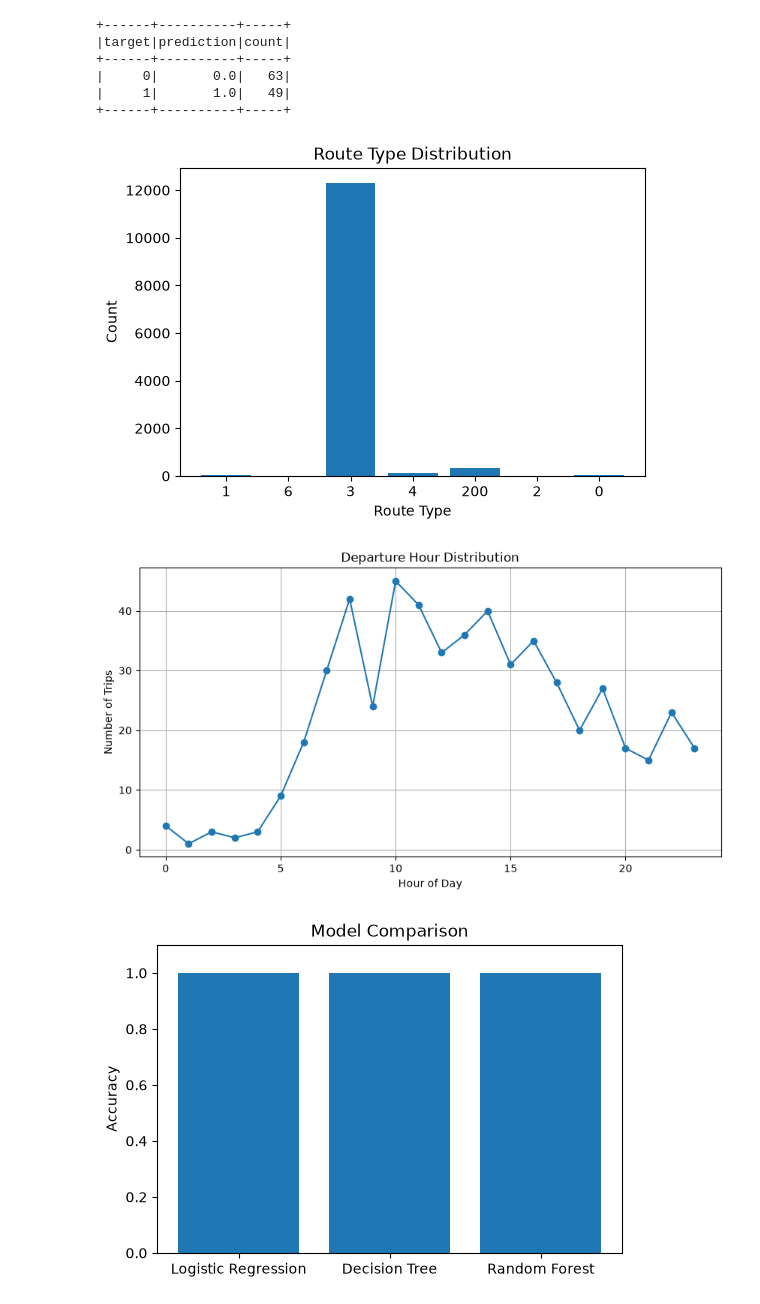
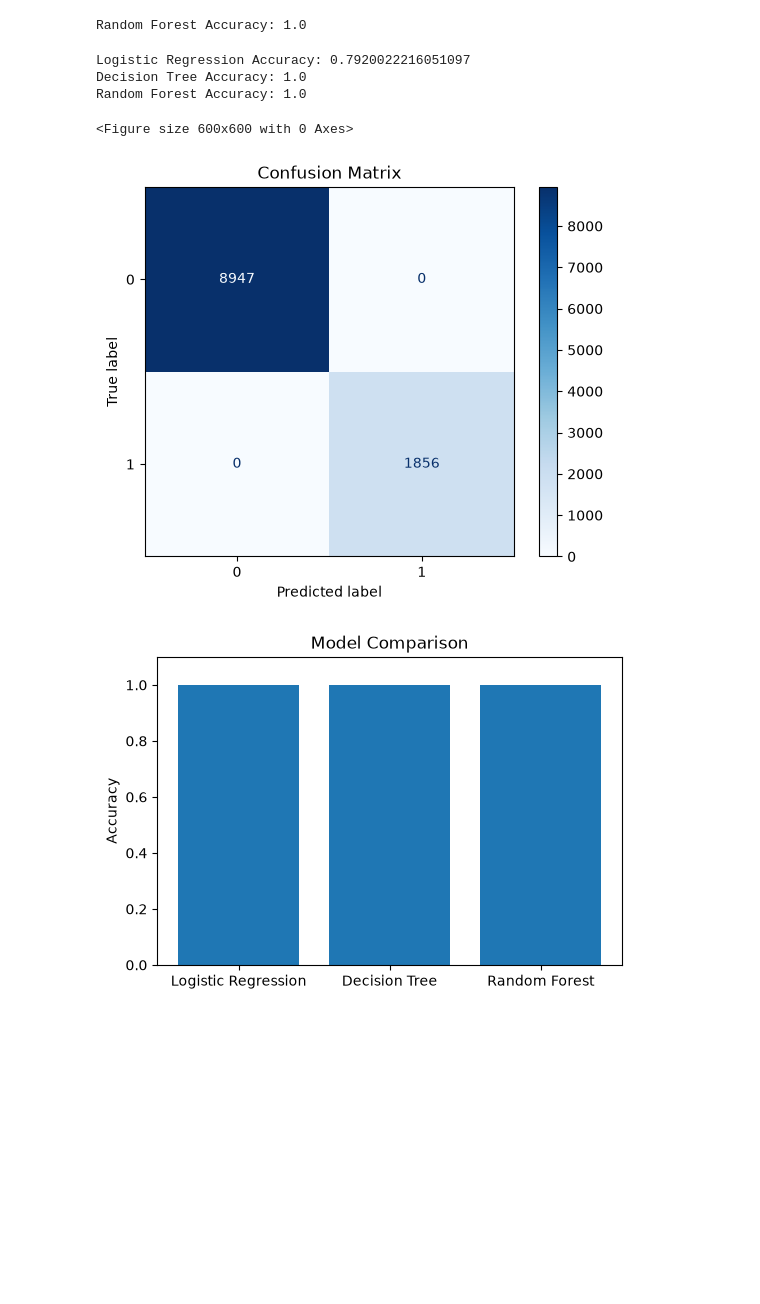
Before and after one commit to TrishaRajbanshi10/BigDataProgrammingProject, a Jupyter notebook: BigDataProgrammingProject/Notebook/UK_Dataset.ipynb, the cells around one changed output. Drawn from its saved outputs; the diff is of its cells as text; code cells hidden in the pictures; blank space fills up the shorter version.

```diff
--- a/BigDataProgrammingProject/Notebook/UK_Dataset.ipynb
+++ b/BigDataProgrammingProject/Notebook/UK_Dataset.ipynb
@@ -511,16 +523,19 @@ Dataset Cached Successfully
 # %%
-from pyspark.ml.evaluation import MulticlassClassificationEvaluator
+from pyspark.ml.classification import RandomForestClassifier
 
-metrics = ["accuracy", "weightedPrecision", "weightedRecall", "f1"]
+rf = RandomForestClassifier(
+    featuresCol="features",
+    labelCol="label",
+    numTrees=50
+)
 
-for metric in metrics:
-    evaluator = MulticlassClassificationEvaluator(
-        labelCol="target",
-        predictionCol="prediction",
-        metricName=metric
-    )
+rf_model = rf.fit(train_data)
 
-    score = evaluator.evaluate(rf_predictions)
+rf_predictions = rf_model.transform(test_data)
 
-    print(metric, ":", score)
+rf_predictions.select(
+    "prediction",
+    "label",
+    "probability"
+).show(10, truncate=False)
 # %% [output]
@@ -531,37 +557,37 @@ f1 : 1.0
 # %%
-rf_predictions.groupBy("target", "prediction").count().show()
+rf_accuracy = evaluator.evaluate(rf_predictions)
+
+print("Random Forest Accuracy:", rf_accuracy)
 # %% [output]
-+------+----------+-----+
-|target|prediction|count|
-+------+----------+-----+
-|     0|       0.0|   63|
-|     1|       1.0|   49|
-+------+----------+-----+
+Random Forest Accuracy: 1.0
 # %%
-route_counts = routes.groupBy("route_type").count().toPandas()
-
-import matplotlib.pyplot as plt
-
-plt.figure(figsize=(6,4))
-plt.bar(route_counts["route_type"].astype(str), route_counts["count"])
-plt.title("Route Type Distribution")
-plt.xlabel("Route Type")
-plt.ylabel("Count")
-plt.show()
+print("Logistic Regression Accuracy:", lr_accuracy)
+print("Decision Tree Accuracy:", dt_accuracy)
+print("Random Forest Accuracy:", rf_accuracy)
 # %% [output]
-[figure, removed]
+Logistic Regression Accuracy: 0.7920022216051097
+Decision Tree Accuracy: 1.0
+Random Forest Accuracy: 1.0
 # %%
-hour_counts = bus_data.groupBy("departure_hour").count().orderBy("departure_hour").toPandas()
+from sklearn.metrics import confusion_matrix, ConfusionMatrixDisplay
+import matplotlib.pyplot as plt
 
-plt.figure(figsize=(10,5))
-plt.plot(hour_counts["departure_hour"], hour_counts["count"], marker="o")
-plt.title("Departure Hour Distribution")
-plt.xlabel("Hour of Day")
-plt.ylabel("Number of Trips")
-plt.grid(True)
+# Convert Spark DataFrame to Pandas
+rf_pd = rf_predictions.select("label", "prediction").toPandas()
+
+# Create confusion matrix
+cm = confusion_matrix(rf_pd["label"], rf_pd["prediction"])
+
+# Display confusion matrix
+disp = ConfusionMatrixDisplay(confusion_matrix=cm)
+
+plt.figure(figsize=(6,6))
+disp.plot(cmap="Blues")
+plt.title("Confusion Matrix")
 plt.show()
 # %% [output]
+<Figure size 600x600 with 0 Axes>
-[figure, old version]
+[figure, new version]
 # %%
 models = ["Logistic Regression", "Decision Tree", "Random Forest"]
 accuracy = [1.0, 1.0, 1.0]
```
Also changed, not shown: parts of 36 cells of this notebook.
